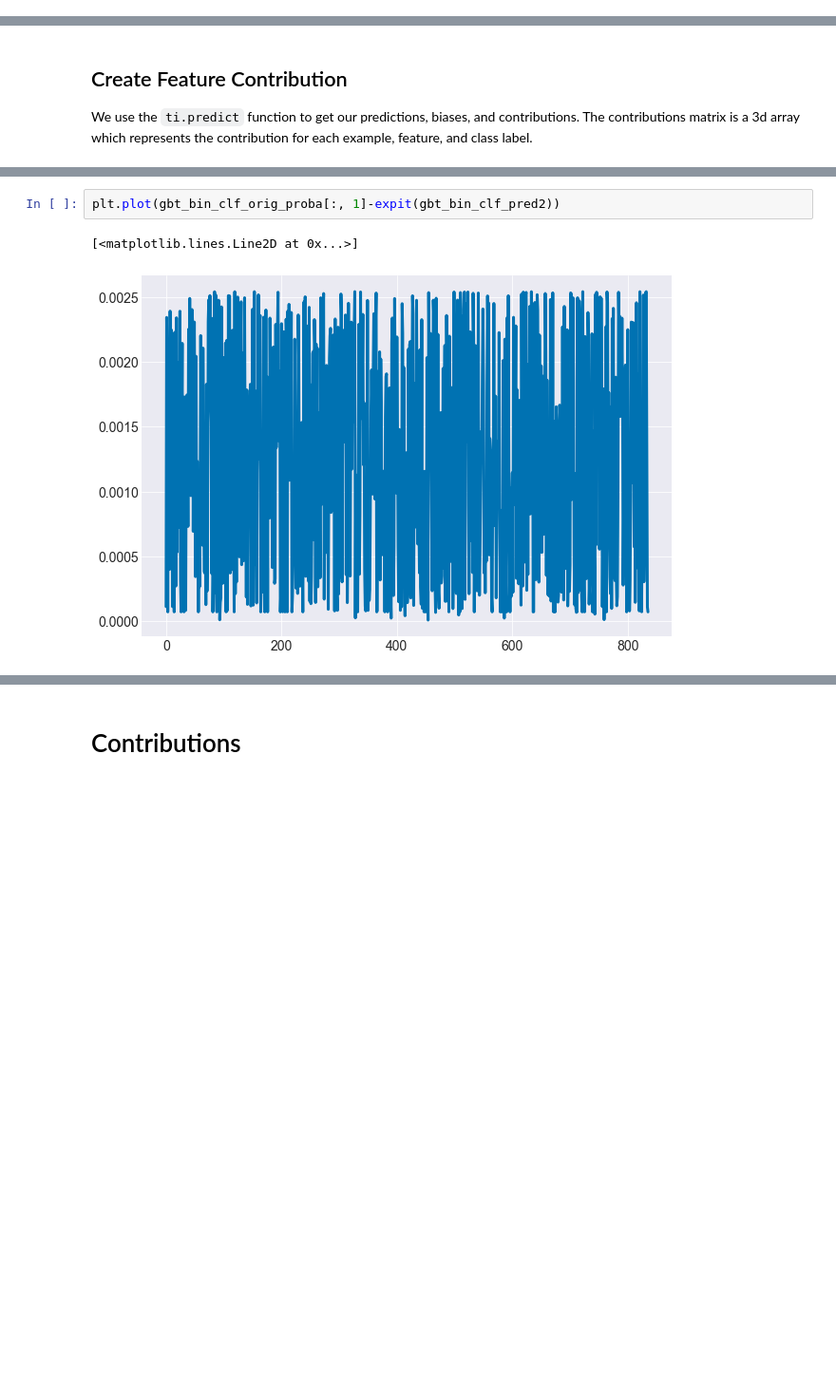
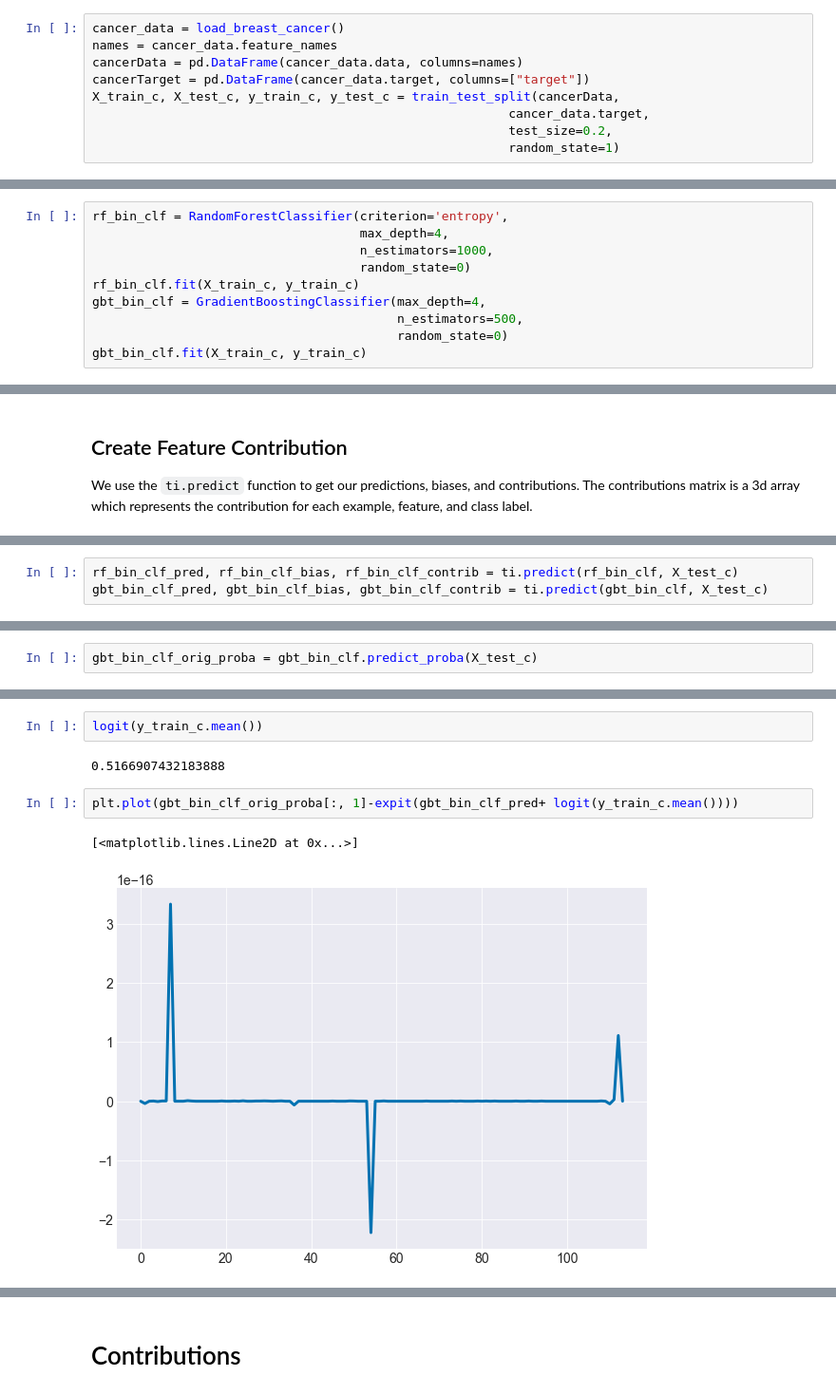
Before and after one commit to rpb/interpreting-decision-trees-and-random-forests, a Jupyter notebook: Blog Code-GBT.ipynb, the cells around one changed output, grey strips where cells are left out. Shown at 95% size. Cells and saved outputs as stored; diff of their text form; blank space fills up the shorter version.

Commit message:
Handle plotting GBT (needs work)

```diff
--- a/Blog Code-GBT.ipynb
+++ b/Blog Code-GBT.ipynb
@@ -137,3 +72,12 @@ y_test_reg = y_test_reg.copy().reset_index(drop=True)
+# %%
+cancer_data = load_breast_cancer()
+names = cancer_data.feature_names
+cancerData = pd.DataFrame(cancer_data.data, columns=names)
+cancerTarget = pd.DataFrame(cancer_data.target, columns=["target"])
+X_train_c, X_test_c, y_train_c, y_test_c = train_test_split(cancerData,
+                                                        cancer_data.target,
+                                                        test_size=0.2,
+                                                        random_state=1)
 # %% [markdown]
 # Build Model
 Now, we build simple decision tree and random forest models. We will limit the depth of the decision tree to show how the interpretation works.
@@ -189,0 +84,10 @@ GradientBoostingRegressor(alpha=0.9, criterion='friedman_mse', init=None,
+# %%
+rf_bin_clf = RandomForestClassifier(criterion='entropy',
+                                    max_depth=4,
+                                    n_estimators=1000,
+                                    random_state=0)
+rf_bin_clf.fit(X_train_c, y_train_c)
+gbt_bin_clf = GradientBoostingClassifier(max_depth=4,
+                                         n_estimators=500,
+                                         random_state=0)
+gbt_bin_clf.fit(X_train_c, y_train_c)
@@ -204 +149,4 @@ gbt_reg_pred, gbt_reg_bias, gbt_reg_contrib, gbt_reg_pred2 = ti.predict(gbt_reg,
+# %%
+rf_bin_clf_pred, rf_bin_clf_bias, rf_bin_clf_contrib = ti.predict(rf_bin_clf, X_test_c)
+gbt_bin_clf_pred, gbt_bin_clf_bias, gbt_bin_clf_contrib = ti.predict(gbt_bin_clf, X_test_c)
 # %%
@@ -230 +154,3 @@ array([9.88834690e-01, 6.38649166e-01, 7.29532433e-01, 7.02457391e-03,
+# %%
+gbt_bin_clf_orig_proba = gbt_bin_clf.predict_proba(X_test_c)
 # %%
@@ -298,5 +213,9 @@ plt.hist(gbt_bin_clf_orig_proba[:, 1]-expit(gbt_bin_clf_pred), np.linspace(-0.5,
+# %%
+logit(y_train_c.mean())
+# %% [output]
+0.5166907432183888
 # %%
-plt.plot(gbt_bin_clf_orig_proba[:, 1]-expit(gbt_bin_clf_pred2))
+plt.plot(gbt_bin_clf_orig_proba[:, 1]-expit(gbt_bin_clf_pred+ logit(y_train_c.mean())))
 # %% [output]
 [<matplotlib.lines.Line2D at 0x...>]
-[figure, old version]
+[figure, new version]
```
Also changed, not shown: parts of 99 cells of this notebook, 1 other file.
